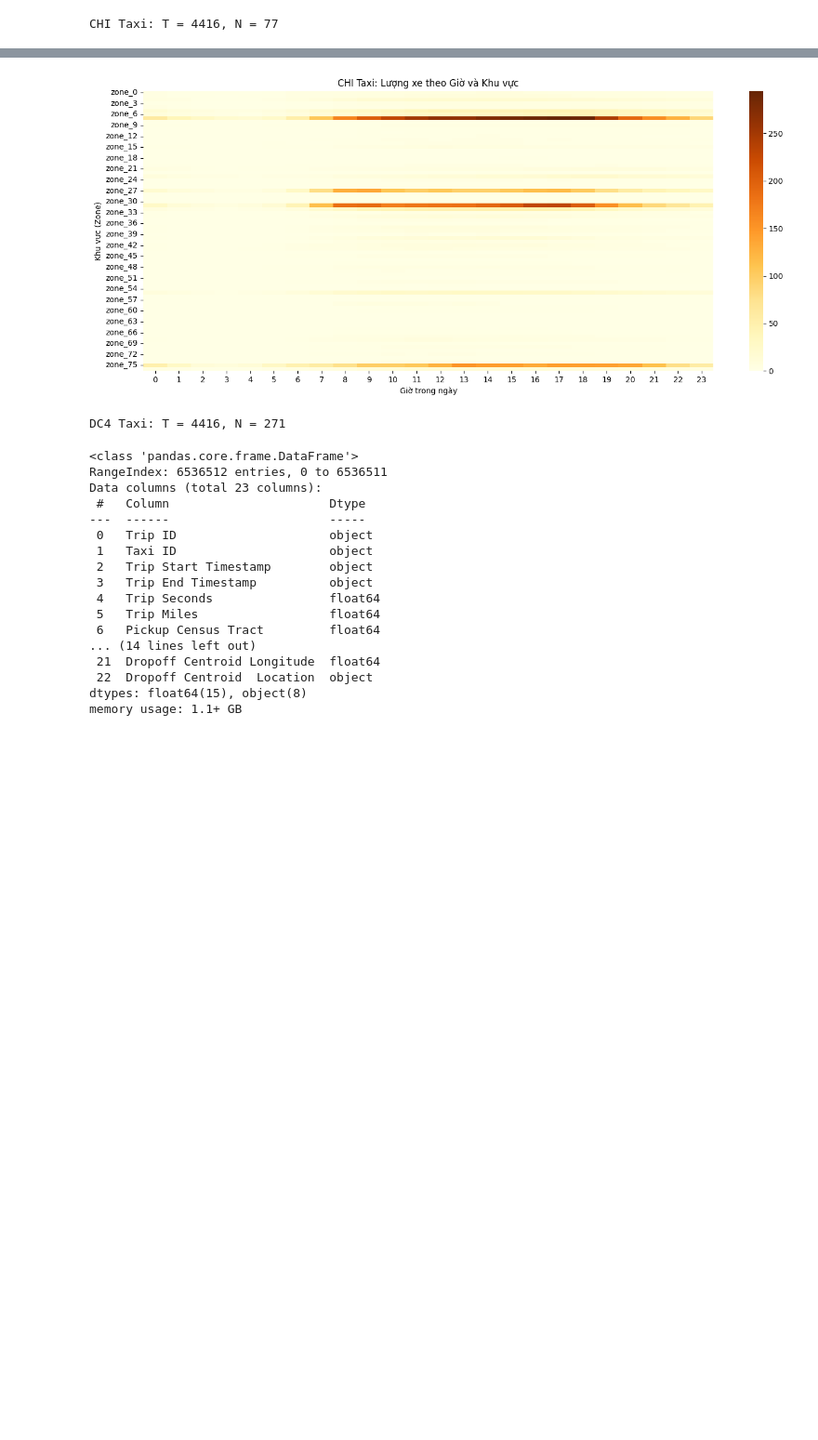
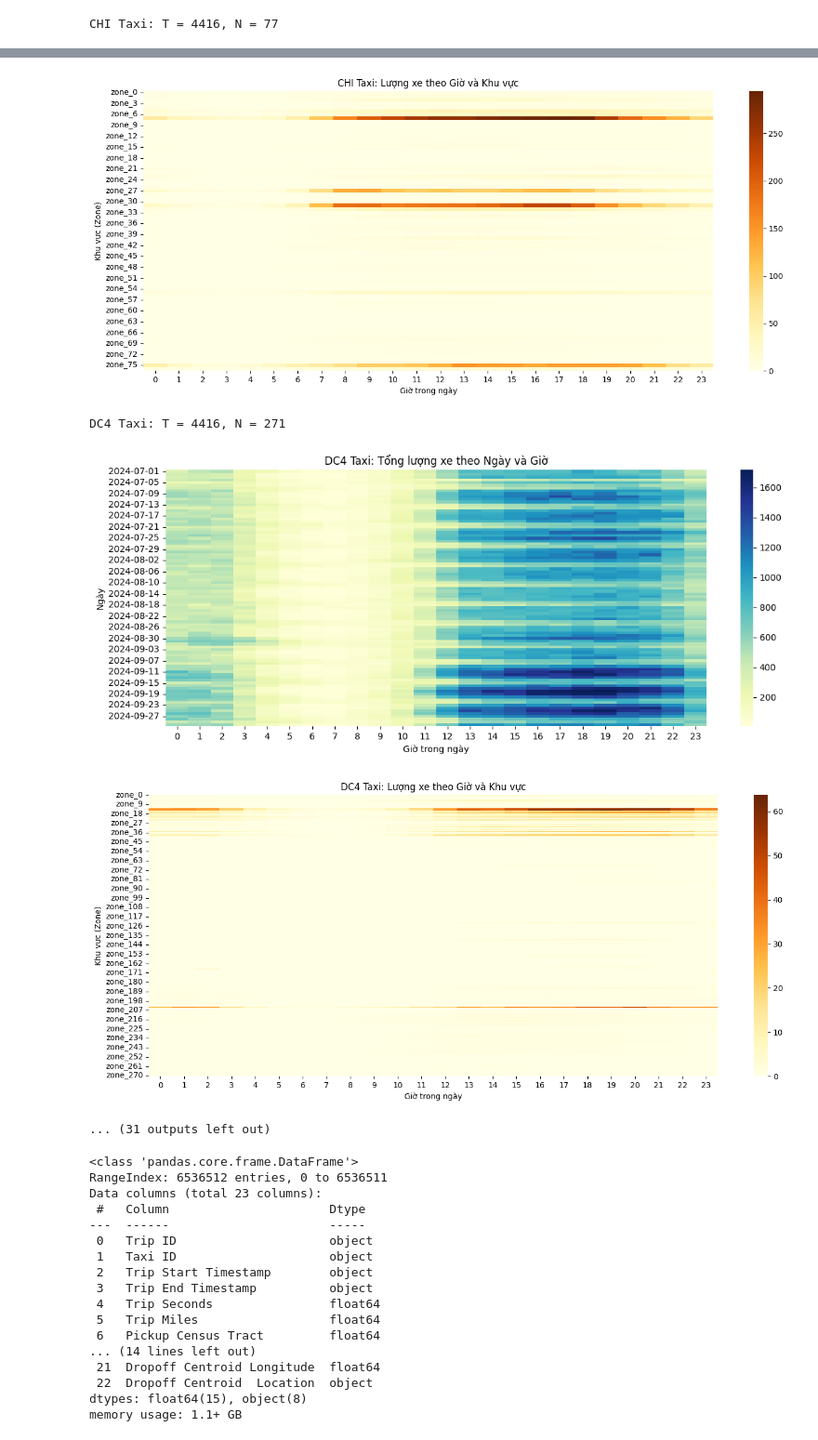
Before and after one commit to Chungg25/GNN4TD, a Jupyter notebook: image.ipynb, the cells around one changed output, grey strips where cells are left out. Shown at 93% size. Drawn from its saved outputs; the diff is of its cells as text; code cells hidden in the pictures; blank space fills up the shorter version.

```diff
--- a/image.ipynb
+++ b/image.ipynb
@@ -71,34 +71,37 @@ def plot_city_heatmaps(file_path, city_name, pick_key='bike_pick', drop_key='bik
         plt.show()
 
 city_files = [
     {'file': 'data/nogrid/NYC/bike_data.h5', 'city': 'NYC Bike', 'pick_key': 'bike_pick', 'drop_key': 'bike_drop', 'start': '2016-04-01 00:00:00'},
     {'file': 'data/nogrid/NYC/taxi_data.h5', 'city': 'NYC Taxi', 'pick_key': 'taxi_pick', 'drop_key': 'taxi_drop', 'start': '2016-04-01 00:00:00'},
     {'file': 'data/nogrid/CHI/taxi_data.h5', 'city': 'CHI Taxi', 'pick_key': 'taxi_pick', 'drop_key': 'taxi_drop', 'start': '2024-07-01 00:00:00'},
     {'file': 'data/nogrid/DC4/taxi_data.h5', 'city': 'DC4 Taxi', 'pick_key': 'taxi_pick', 'drop_key': 'taxi_drop', 'start': '2024-07-01 00:00:00'},
-    {'file': 'data/nogrid/DC4/taxi_data_7_8.h5', 'city': 'DC4 Taxi 7 8', 'pick_key': 'taxi_pick', 'drop_key': 'taxi_drop', 'start': '2024-07-01 00:00:00'},
+    {'file': 'data/nogrid/DC5/taxi_data.h5', 'city': 'DC4 Taxi 7 8', 'pick_key': 'taxi_pick', 'drop_key': 'taxi_drop', 'start': '2024-07-01 00:00:00'},
     {'file': 'data/nogrid/DC3/taxi_data.h5', 'city': 'DC3 Taxi', 'pick_key': 'taxi_pick', 'drop_key': 'taxi_drop', 'start': '2024-07-01 00:00:00'},
     {'file': 'data/nogrid/DC2/taxi_data.h5', 'city': 'DC2 Taxi', 'pick_key': 'taxi_pick', 'drop_key': 'taxi_drop', 'start': '2024-07-01 00:00:00'},
     {'file': 'data/nogrid/BOSTON/bike_data.h5', 'city': 'Boston Bike', 'pick_key': 'bike_pick', 'drop_key': 'bike_drop', 'start': '2024-07-01 00:00:00'},
     {'file': 'data/nogrid/BOSTON2/bike_data.h5', 'city': 'Boston2 Bike', 'pick_key': 'bike_pick', 'drop_key': 'bike_drop', 'start': '2024-07-01 00:00:00'},
     {'file': 'data/nogrid/BAY/bike_data.h5', 'city': 'Bay Bike', 'pick_key': 'bike_pick', 'drop_key': 'bike_drop', 'start': '2024-07-01 00:00:00'},
     {'file': 'data/nogrid/BAY2/bike_data.h5', 'city': 'Bay2 Bike', 'pick_key': 'bike_pick', 'drop_key': 'bike_drop', 'start': '2024-07-01 00:00:00'},
     {'file': 'data/nogrid/DC/bike_data.h5', 'city': 'DC Bike', 'pick_key': 'bike_pick', 'drop_key': 'bike_drop', 'start': '2024-07-01 00:00:00'},
     {'file': 'data/nogrid/DC2/bike_data.h5', 'city': 'DC2 Bike', 'pick_key': 'bike_pick', 'drop_key': 'bike_drop', 'start': '2024-07-01 00:00:00'},
 ]
 
 for info in city_files:
     plot_city_heatmaps(info['file'], info['city'], info['pick_key'], info['drop_key'], info['start'])
 # %% [output]
 NYC Bike: T = 4368, N = 250
 [figure]
 [figure]
 NYC Taxi: T = 4368, N = 266
 [figure]
 [figure]
 CHI Taxi: T = 4416, N = 77
 [figure]
 [figure]
 DC4 Taxi: T = 4416, N = 271
+[figure, added]
+[figure, added]
+... (31 outputs left out)
 # %%
 import pandas as pd
 
```
Also changed, not shown: parts of 2 cells of this notebook, 10 other files.
